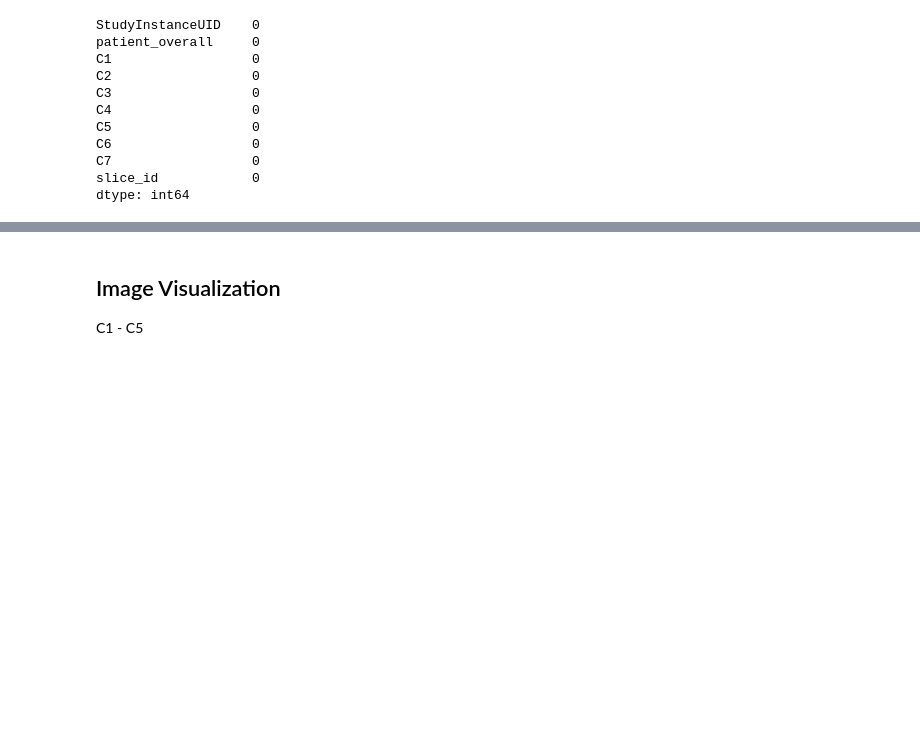
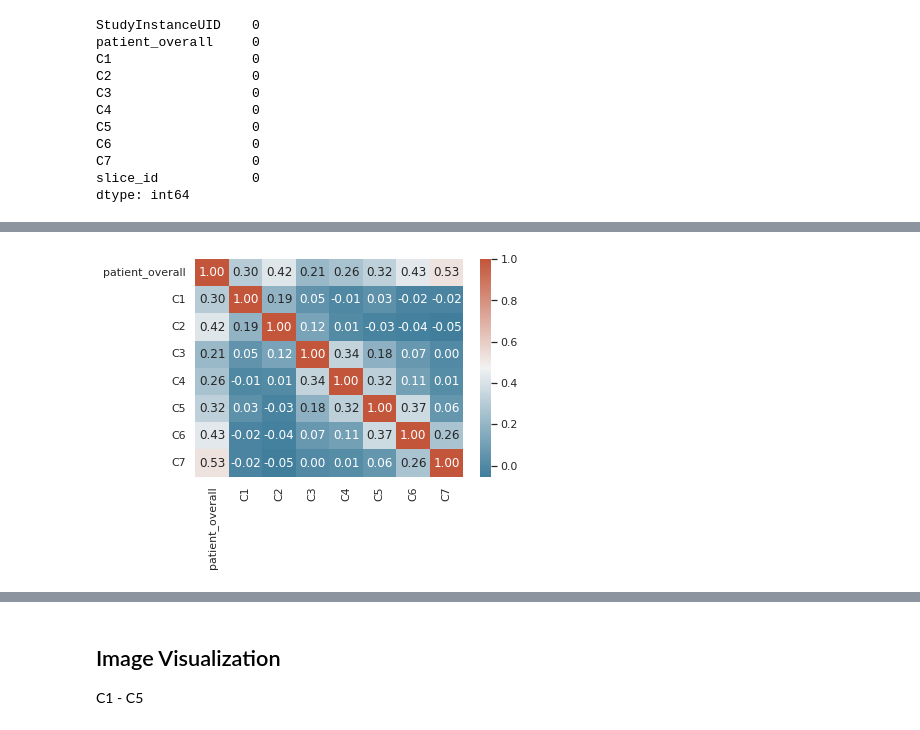
Before and after one commit to hatzav-ox/rsna-cervical-spine_poetry, a Jupyter notebook: notebooks/Cervical_Spine_EDA.ipynb, the cells around one changed output, grey strips where cells are left out. Cells and saved outputs as stored; diff of their text form; code cells hidden in the pictures; blank space fills up the shorter version.

```diff
--- a/notebooks/Cervical_Spine_EDA.ipynb
+++ b/notebooks/Cervical_Spine_EDA.ipynb
@@ -198,0 +135,6 @@ WARNING:matplotlib.legend:No handles with labels found to put in legend.
+# %%
+cmap = sns.diverging_palette(230, 20, as_cmap=True)
+sns.heatmap(metadat.drop("slice_id", axis=1).corr(),annot=True, fmt = ".2f", cmap=cmap, linecolor='w')
+plt.show()
+# %% [output]
+[figure, added]
```
Also changed, not shown: parts of 23 cells of this notebook.
